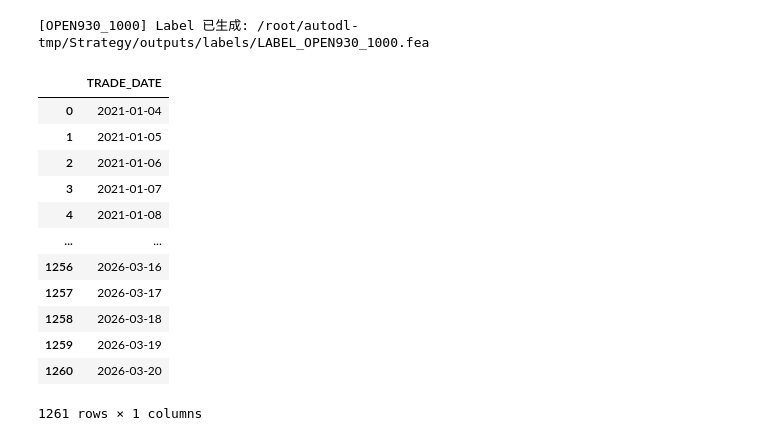
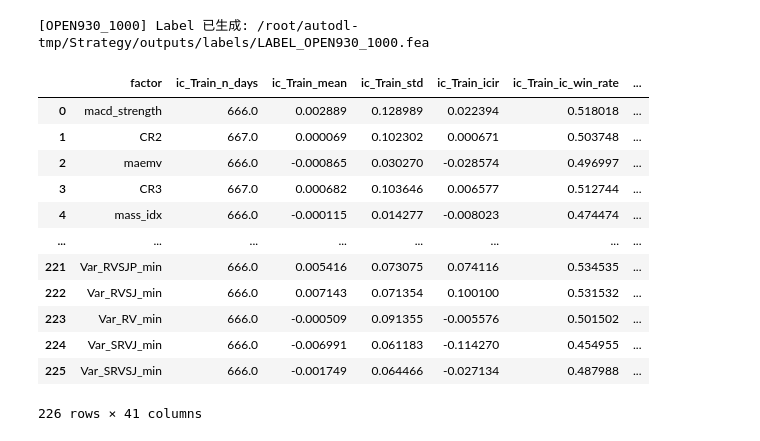
Before and after one commit to liyite02-art/Server, a Jupyter notebook: test.ipynb, the cells around one changed output. Cells and saved outputs as stored; diff of their text form; code cells hidden in the pictures.

Commit message:
new factor generate

```diff
--- a/test.ipynb
+++ b/test.ipynb
@@ -36,19 +36,19 @@ INFO:Strategy.label.label_generator:OPEN930_1000 买入价格 mask 已保存: /r
 [OPEN930_1000] Label 已生成: /root/autodl-tmp/Strategy/outputs/labels/LABEL_OPEN930_1000.fea
 # %%
 import pandas as pd
-df = pd.read_feather(r'/root/autodl-tmp/Strategy/outputs/labels/OPEN930_1000.fea')
+df = pd.read_csv(r'/root/autodl-tmp/Strategy/outputs/bt_results/single_factor_study/compare_OPEN930_1000/factor_ic_scan_OPEN930_1000.csv')
 df
 # %% [output]
-|  | TRADE_DATE |
-| 0 | 2021-01-04 |
-| 1 | 2021-01-05 |
-| 2 | 2021-01-06 |
-| 3 | 2021-01-07 |
-| 4 | 2021-01-08 |
-| ... | ... |
-| 1256 | 2026-03-16 |
-| 1257 | 2026-03-17 |
-| 1258 | 2026-03-18 |
-| 1259 | 2026-03-19 |
-| 1260 | 2026-03-20 |
+|  | factor | ic_Train_n_days | ic_Train_mean | ic_Train_std | ic_Train_icir | ic_Train_ic_win_rate | ... |
+| 0 | macd_strength | 666.0 | 0.002889 | 0.128989 | 0.022394 | 0.518018 | ... |
+| 1 | CR2 | 667.0 | 0.000069 | 0.102302 | 0.000671 | 0.503748 | ... |
+| 2 | maemv | 666.0 | -0.000865 | 0.030270 | -0.028574 | 0.496997 | ... |
+| 3 | CR3 | 667.0 | 0.000682 | 0.103646 | 0.006577 | 0.512744 | ... |
+| 4 | mass_idx | 666.0 | -0.000115 | 0.014277 | -0.008023 | 0.474474 | ... |
+| ... | ... | ... | ... | ... | ... | ... | ... |
+| 221 | Var_RVSJP_min | 666.0 | 0.005416 | 0.073075 | 0.074116 | 0.534535 | ... |
+| 222 | Var_RVSJ_min | 666.0 | 0.007143 | 0.071354 | 0.100100 | 0.531532 | ... |
+| 223 | Var_RV_min | 666.0 | -0.000509 | 0.091355 | -0.005576 | 0.501502 | ... |
+| 224 | Var_SRVJ_min | 666.0 | -0.006991 | 0.061183 | -0.114270 | 0.454955 | ... |
+| 225 | Var_SRVSJ_min | 666.0 | -0.001749 | 0.064466 | -0.027134 | 0.487988 | ... |
-1261 rows × 1 columns
+226 rows × 41 columns
```
Also changed, not shown: parts of 2 cells of this notebook, 6 other files.
